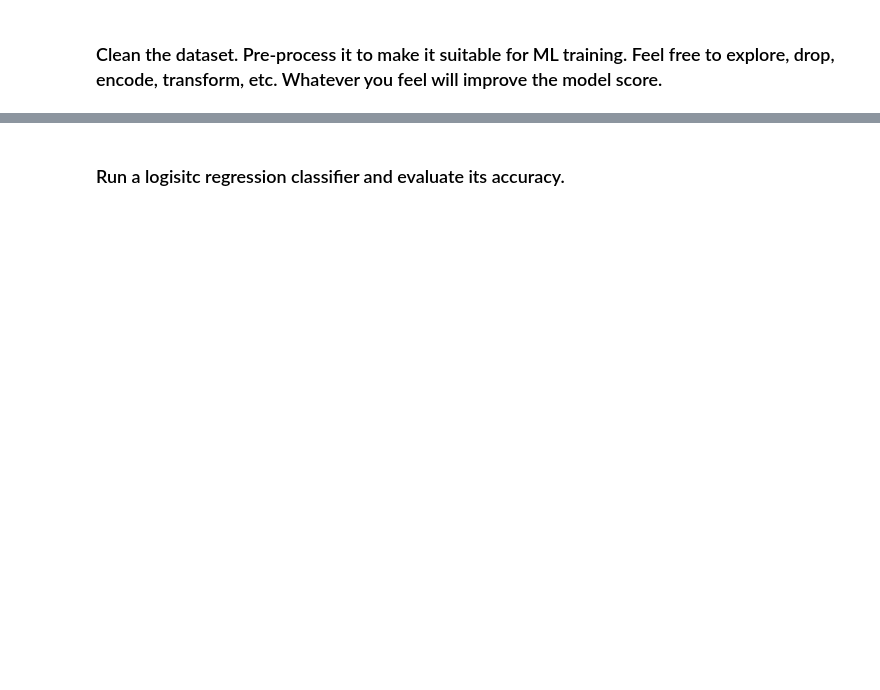
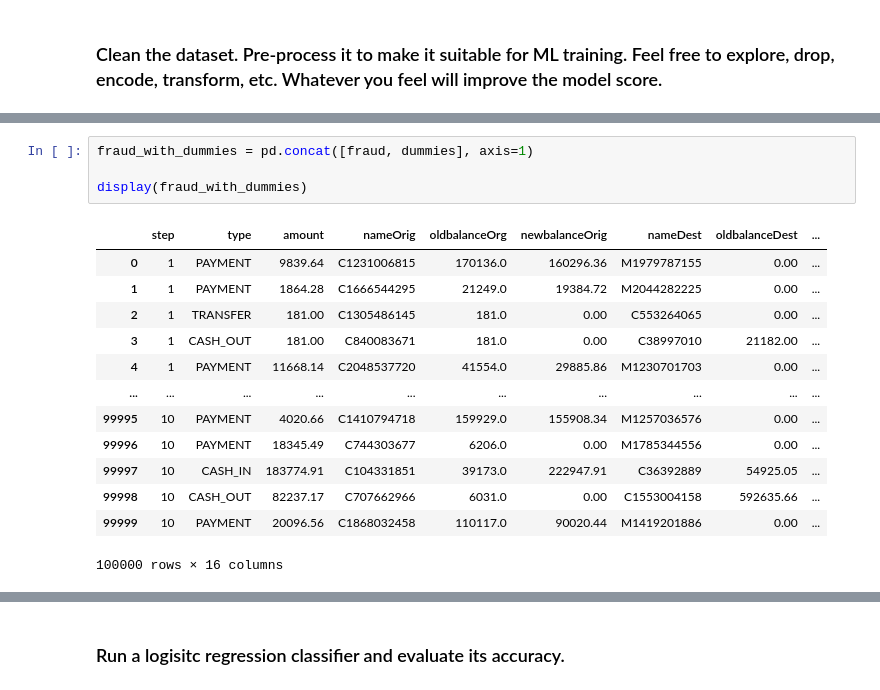
Before and after one commit to ylavr/lab-imbalance, a Jupyter notebook: your-code/lab_imbalance.ipynb, the cells around one changed output, grey strips where cells are left out. Cells and saved outputs as stored; diff of their text form; blank space fills up the shorter version.

```diff
--- a/your-code/lab_imbalance.ipynb
+++ b/your-code/lab_imbalance.ipynb
@@ -21,0 +88,18 @@ Like we disussed in class, when we have noisy data, if we are not careful, we ca
+# %%
+fraud_with_dummies = pd.concat([fraud, dummies], axis=1)
+
+display(fraud_with_dummies)
+# %% [output]
+|  | step | type | amount | nameOrig | oldbalanceOrg | newbalanceOrig | nameDest | oldbalanceDest | ... |
+| 0 | 1 | PAYMENT | 9839.64 | C1231006815 | 170136.0 | 160296.36 | M1979787155 | 0.00 | ... |
+| 1 | 1 | PAYMENT | 1864.28 | C1666544295 | 21249.0 | 19384.72 | M2044282225 | 0.00 | ... |
+| 2 | 1 | TRANSFER | 181.00 | C1305486145 | 181.0 | 0.00 | C553264065 | 0.00 | ... |
+| 3 | 1 | CASH_OUT | 181.00 | C840083671 | 181.0 | 0.00 | C38997010 | 21182.00 | ... |
+| 4 | 1 | PAYMENT | 11668.14 | C2048537720 | 41554.0 | 29885.86 | M1230701703 | 0.00 | ... |
+| ... | ... | ... | ... | ... | ... | ... | ... | ... | ... |
+| 99995 | 10 | PAYMENT | 4020.66 | C1410794718 | 159929.0 | 155908.34 | M1257036576 | 0.00 | ... |
+| 99996 | 10 | PAYMENT | 18345.49 | C744303677 | 6206.0 | 0.00 | M1785344556 | 0.00 | ... |
+| 99997 | 10 | CASH_IN | 183774.91 | C104331851 | 39173.0 | 222947.91 | C36392889 | 54925.05 | ... |
+| 99998 | 10 | CASH_OUT | 82237.17 | C707662966 | 6031.0 | 0.00 | C1553004158 | 592635.66 | ... |
+| 99999 | 10 | PAYMENT | 20096.56 | C1868032458 | 110117.0 | 90020.44 | M1419201886 | 0.00 | ... |
+100000 rows × 16 columns
```
Also changed, not shown: parts of 60 cells of this notebook.
